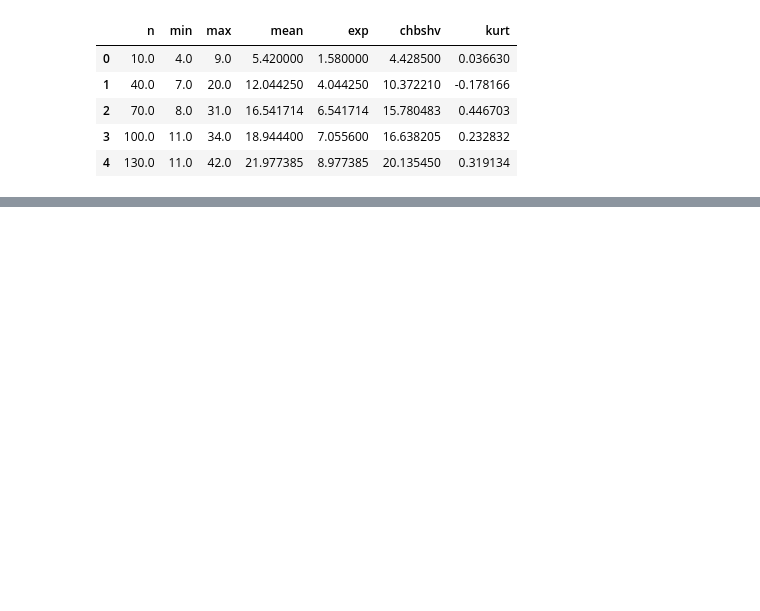
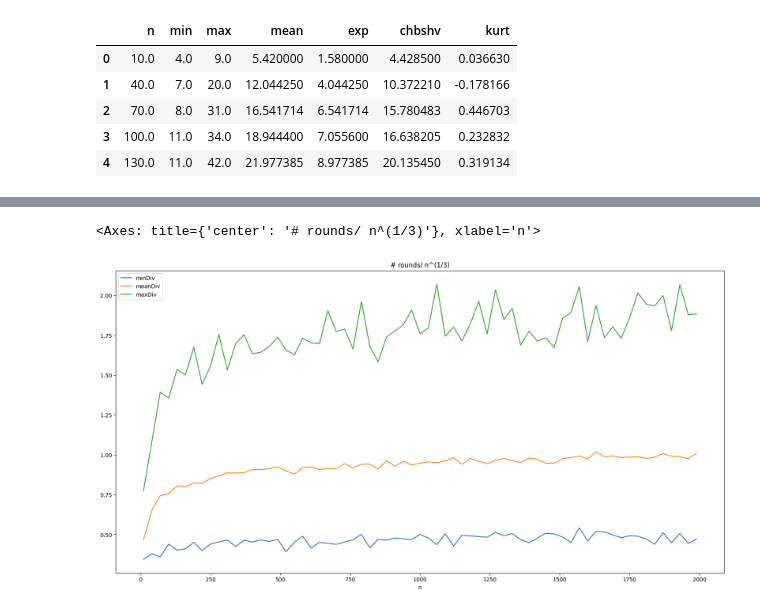
Before and after one commit to pucikplay/MPA, a Jupyter notebook: L3/l3.ipynb, the cells around one changed output, grey strips where cells are left out. Drawn from its saved outputs; the diff is of its cells as text; code cells hidden in the pictures; blank space fills up the shorter version.

```diff
--- a/L3/l3.ipynb
+++ b/L3/l3.ipynb
@@ -13,0 +25,8 @@ df.head()
+# %%
+df['minDiv'] = df['min']/df['cbRt']
+df['meanDiv'] = df['mean']/df['cbRt']
+df['maxDiv'] = df['max']/df['cbRt']
+df.plot(x='n', y=['minDiv', 'meanDiv', 'maxDiv'], figsize=(20,10), title='# rounds/ n^(1/3)')
+# %% [output]
+<Axes: title={'center': '# rounds/ n^(1/3)'}, xlabel='n'>
+[figure, added]
```
Also changed, not shown: parts of 6 cells of this notebook, 2 other files.
